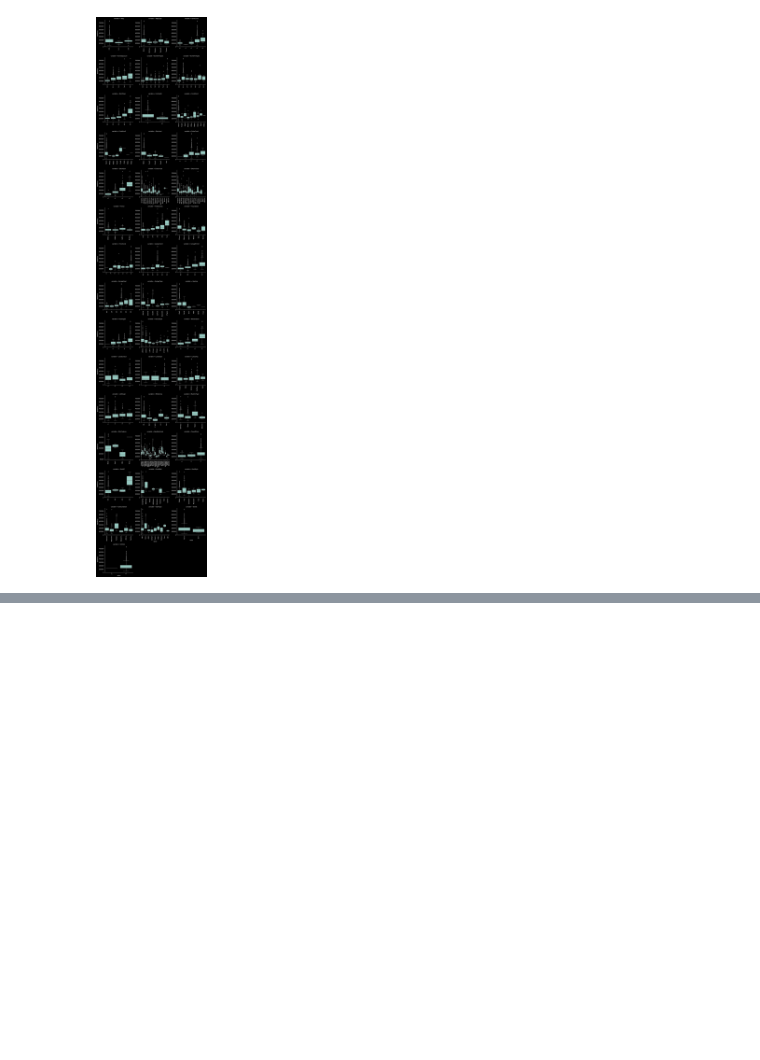
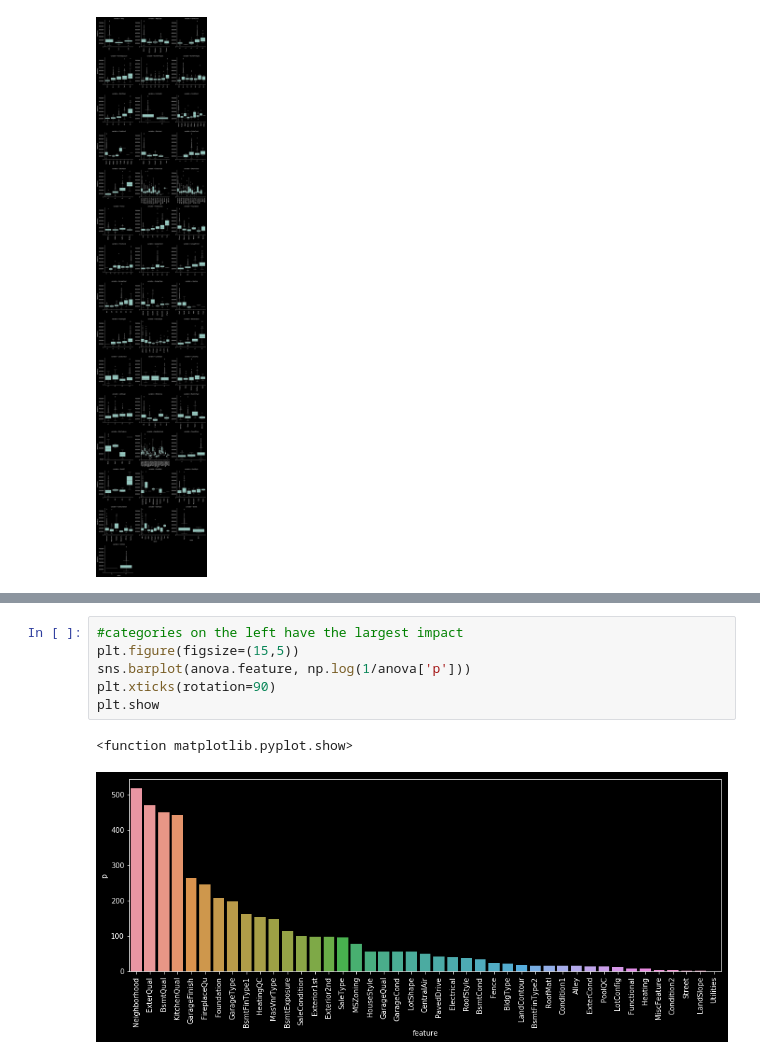
Before and after one commit to JPLAVALLEY/kaggle, a Jupyter notebook: House_Prices_Model_Development.ipynb, the cells around one changed output, grey strips where cells are left out. Saved outputs shown, nothing was run; the diff lists cells and outputs as text; blank space fills up the shorter version.

```diff
--- a/House_Prices_Model_Development.ipynb
+++ b/House_Prices_Model_Development.ipynb
@@ -321,0 +348,9 @@ anova.sort_values('p', inplace=True)
+# %%
+#categories on the left have the largest impact
+plt.figure(figsize=(15,5))
+sns.barplot(anova.feature, np.log(1/anova['p']))
+plt.xticks(rotation=90)
+plt.show
+# %% [output]
+<function matplotlib.pyplot.show>
+[figure, added]
```
Also changed, not shown: parts of 3 cells of this notebook.
